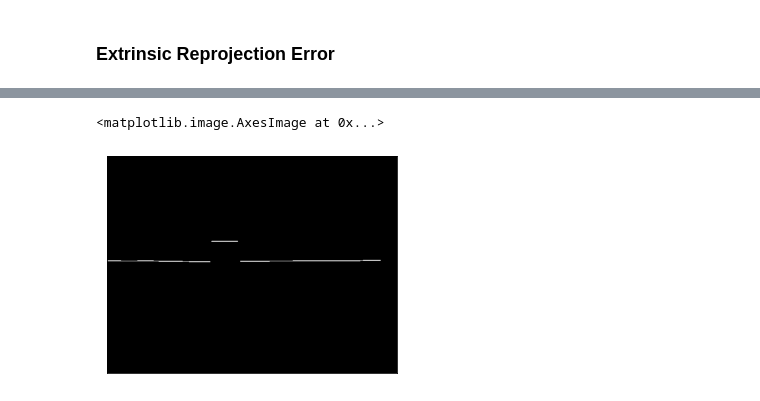
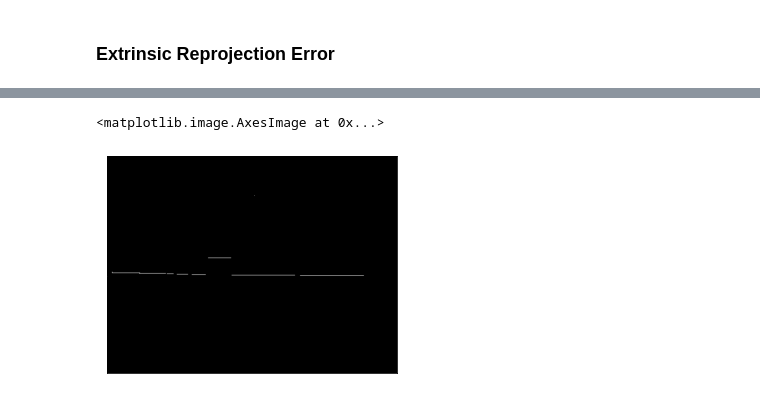
Before and after one commit to bernas670/3d-acquisition-feup-vcom, a Jupyter notebook: experiments.ipynb, the cells around one changed output, grey strips where cells are left out. Cells and saved outputs as stored; diff of their text form; code cells hidden in the pictures.

```diff
--- a/experiments.ipynb
+++ b/experiments.ipynb
@@ -159,10 +162,10 @@ error: OpenCV(4.5.1) /tmp/pip-req-build-ddpkm6fn/opencv/modules/core/src/norm.cp
 # %%
-shadow_points = cv2.imread('data/result_234_256_4_7.png')
+shadow_points = cv2.imread('data/result_200_200_5_8.png')
 plt.xticks([]), plt.yticks([])
 plt.imshow(shadow_points)
 # %% [output]
 <matplotlib.image.AxesImage at 0x...>
-[figure, old version]
+[figure, new version]
 # %%
 rotation_matrix = cv2.Rodrigues(rotation_vecs)[0]
 extrinsic_matrix = np.concatenate((rotation_matrix, translation_vecs), axis=1)
```
Also changed, not shown: parts of 10 cells of this notebook, 54 other files.
